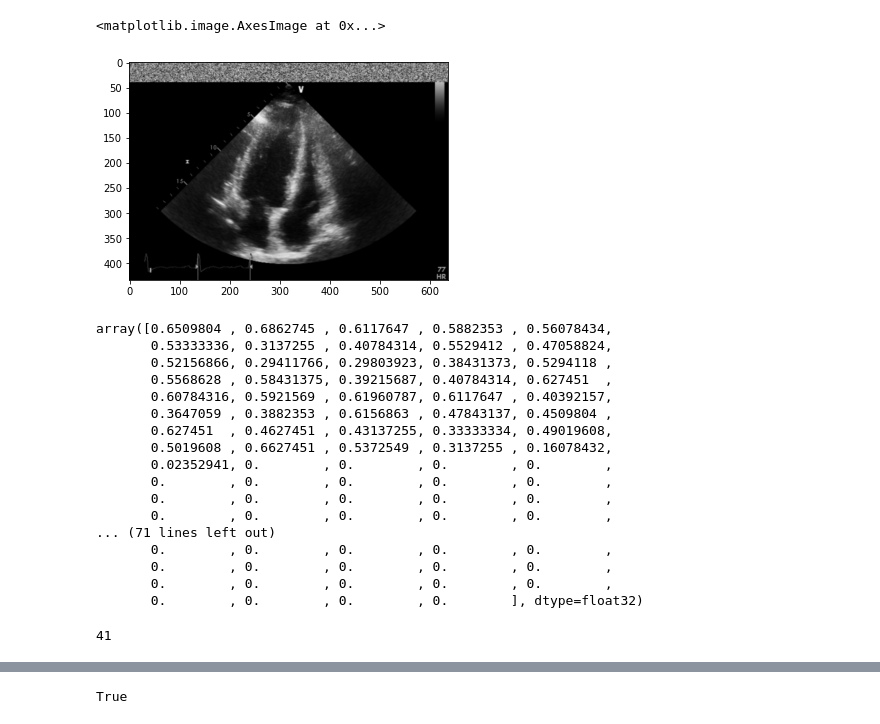
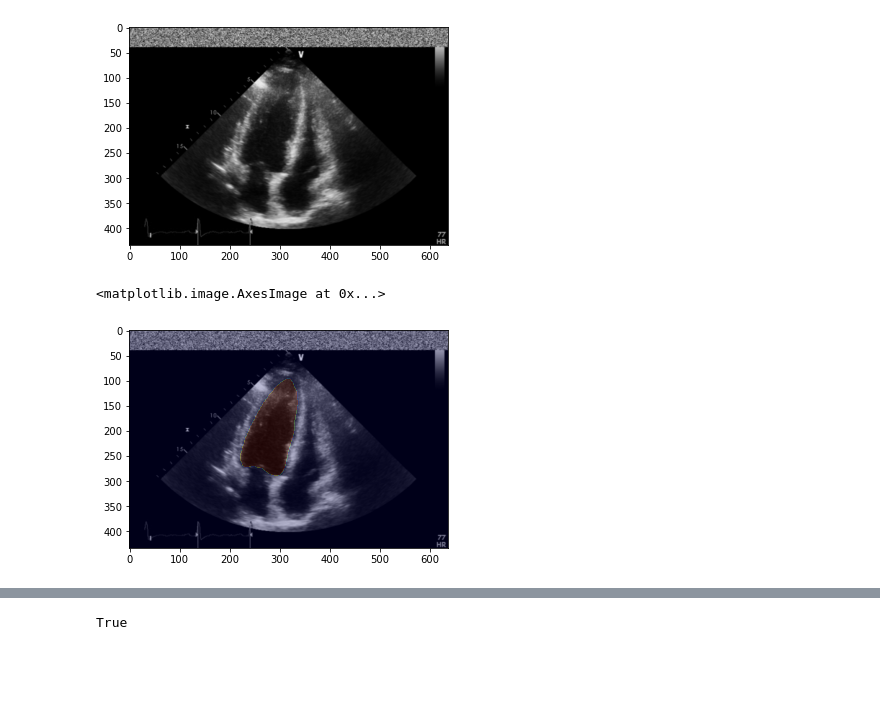
Before and after one commit to DMkelllog/Heart_Disease_Datathon_2021, a Jupyter notebook: data_info.ipynb, the cells around one changed output, grey strips where cells are left out. Cells and saved outputs as stored; diff of their text form; code cells hidden in the pictures; blank space fills up the shorter version.

Commit message:
data preprocess

```diff
--- a/data_info.ipynb
+++ b/data_info.ipynb
@@ -4,37 +5,15 @@ import numpy as np
-# %%
-img = plt.imread('data/train/A4C/0001.png')
-plt.imshow(img)
-# %% [output]
-<matplotlib.image.AxesImage at 0x...>
-[figure, removed]
-# %%
-img[:, 500, 0]
-# %% [output]
-array([0.6509804 , 0.6862745 , 0.6117647 , 0.5882353 , 0.56078434,
-       0.53333336, 0.3137255 , 0.40784314, 0.5529412 , 0.47058824,
-       0.52156866, 0.29411766, 0.29803923, 0.38431373, 0.5294118 ,
-       0.5568628 , 0.58431375, 0.39215687, 0.40784314, 0.627451  ,
-       0.60784316, 0.5921569 , 0.61960787, 0.6117647 , 0.40392157,
-       0.3647059 , 0.3882353 , 0.6156863 , 0.47843137, 0.4509804 ,
-       0.627451  , 0.4627451 , 0.43137255, 0.33333334, 0.49019608,
-       0.5019608 , 0.6627451 , 0.5372549 , 0.3137255 , 0.16078432,
-       0.02352941, 0.        , 0.        , 0.        , 0.        ,
-       0.        , 0.        , 0.        , 0.        , 0.        ,
-       0.        , 0.        , 0.        , 0.        , 0.        ,
-       0.        , 0.        , 0.        , 0.        , 0.        ,
-... (71 lines left out)
-       0.        , 0.        , 0.        , 0.        , 0.        ,
-       0.        , 0.        , 0.        , 0.        , 0.        ,
-       0.        , 0.        , 0.        , 0.        , 0.        ,
-       0.        , 0.        , 0.        , 0.        ], dtype=float32)
-# %%
-img
-cand1 = int(img.shape[1] / 8 * 7)
-cand2 = int(img.shape[1] / 8 * 6)
-
-np.where(img[:, cand1, 0] == 0)[0][0]
-# %% [output]
-41
+# %%
+# 원본 이미지
+img = plt.imread('data/original/train/A4C/0001.png')
+mask = np.load('data/original/train/A4C/0001.npy')
+plt.imshow(img)
+plt.show()
+plt.imshow(img)
+plt.imshow(mask, alpha=0.2,cmap='jet')
+# %% [output]
+[figure, added]
+<matplotlib.image.AxesImage at 0x...>
+[figure, added]
 # %%
 def remove_topnoise(img, mask):
     cand1 = int(img.shape[1] / 8 * 7)
```
Also changed, not shown: parts of 6 cells of this notebook.
